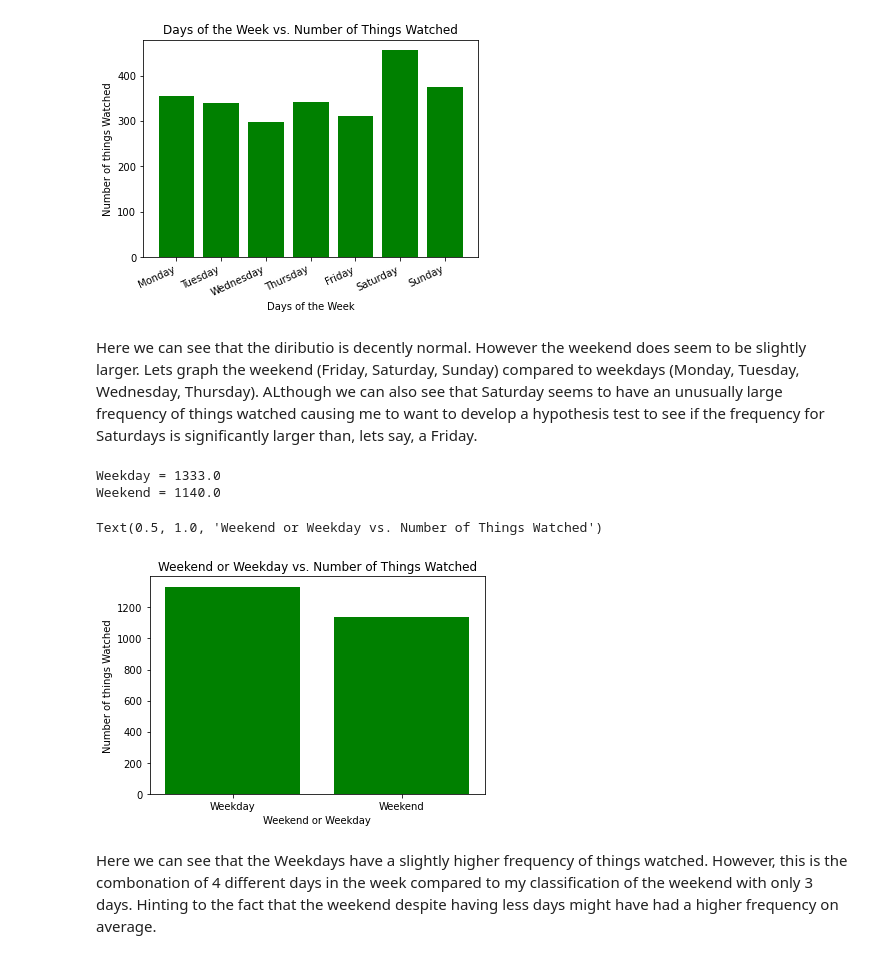
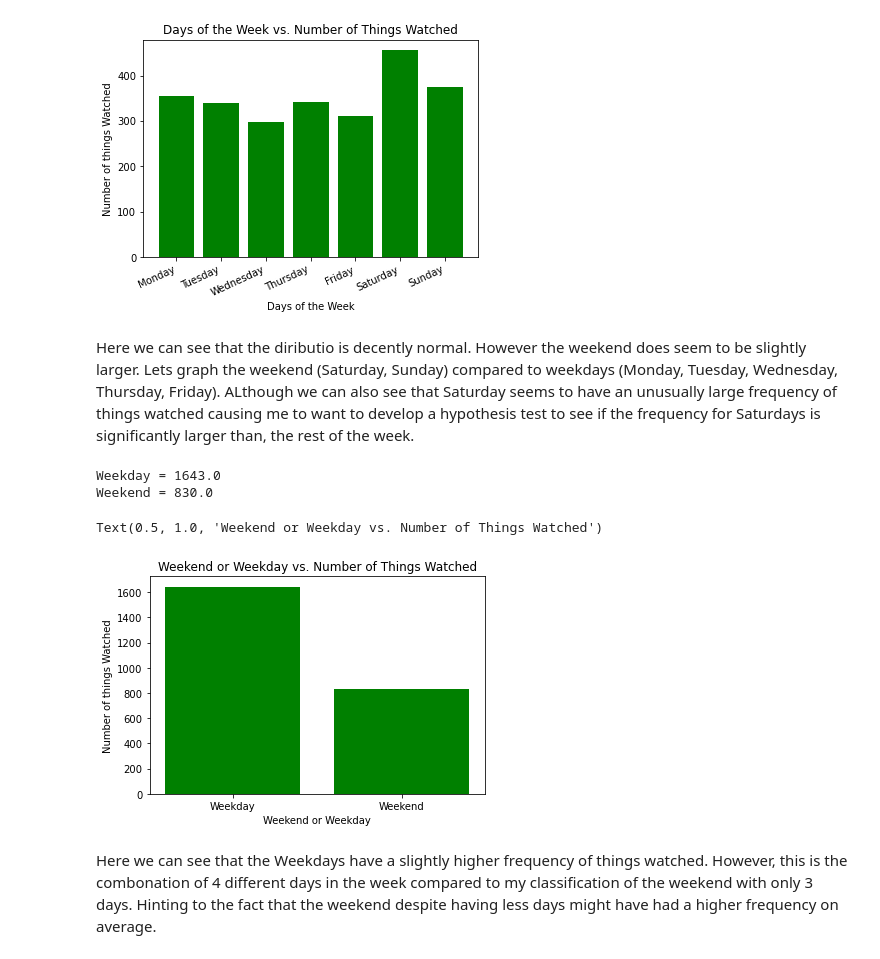
Before and after one commit to georgecalv/DataScienceFinalProject, a Jupyter notebook: Netflix_Weather_Days.ipynb, the cells around one changed output. Drawn from its saved outputs; the diff is of its cells as text; code cells hidden in the pictures.

Commit message:
changes to weekday and weekend

```diff
--- a/Netflix_Weather_Days.ipynb
+++ b/Netflix_Weather_Days.ipynb
@@ -354,35 +353,35 @@ plt.title("Days of the Week vs. Number of Things Watched")
 Text(0.5, 1.0, 'Days of the Week vs. Number of Things Watched')
 [figure]
 # %% [markdown]
-Here we can see that the diributio is decently normal. However the weekend does seem to be slightly larger. Lets graph the weekend (Friday, Saturday, Sunday) compared to weekdays (Monday, Tuesday, Wednesday, Thursday). ALthough we can also see that Saturday seems to have an unusually large frequency of things watched causing me to want to develop a hypothesis test to see if the frequency for Saturdays is significantly larger than, lets say, a Friday.
+Here we can see that the diributio is decently normal. However the weekend does seem to be slightly larger. Lets graph the weekend (Saturday, Sunday) compared to weekdays (Monday, Tuesday, Wednesday, Thursday, Friday). ALthough we can also see that Saturday seems to have an unusually large frequency of things watched causing me to want to develop a hypothesis test to see if the frequency for Saturdays is significantly larger than, the rest of the week.
 # %%
-weekend_list = ["Friday", "Saturday", "Sunday"]
+weekend_list = ["Saturday", "Sunday"]
 weekend_freq = 0
 weekday_freq = 0
-weekday_list = ["Monday", "Tuesday", "Wednesday", "Thursday"]
+weekday_list = ["Monday", "Tuesday", "Wednesday", "Thursday", "Friday"]
 frequency = 0
 for day in range(len(weekend_list)):
     temp_df = fully_merged_df.loc[fully_merged_df["Day of Week"] == weekend_list[day]]
     frequency = temp_df["Things Watched"].sum()
     weekend_freq += frequency
 frequency = 0
 for day in range(len(weekday_list)):
     temp_df = fully_merged_df.loc[fully_merged_df["Day of Week"] == weekday_list[day]]
     frequency = temp_df["Things Watched"].sum()
     weekday_freq += frequency
 print("Weekday =", weekday_freq)
 print("Weekend =", weekend_freq)
 
 plt.figure()
 plt.bar(["Weekday", "Weekend"], [weekday_freq, weekend_freq], color = "green")
 plt.xlabel("Weekend or Weekday")
 plt.ylabel("Number of things Watched")
 plt.title("Weekend or Weekday vs. Number of Things Watched")
 # %% [output]
-Weekday = 1333.0
-Weekend = 1140.0
+Weekday = 1643.0
+Weekend = 830.0
 Text(0.5, 1.0, 'Weekend or Weekday vs. Number of Things Watched')
-[figure, old version]
+[figure, new version]
 # %% [markdown]
 Here we can see that the Weekdays have a slightly higher frequency of things watched. However, this is the combonation of 4 different days in the week compared to my classification of the weekend with only 3 days. Hinting to the fact that the weekend despite having less days might have had a higher frequency on average.
 # %% [markdown]
```
Also changed, not shown: parts of 4 cells of this notebook.
